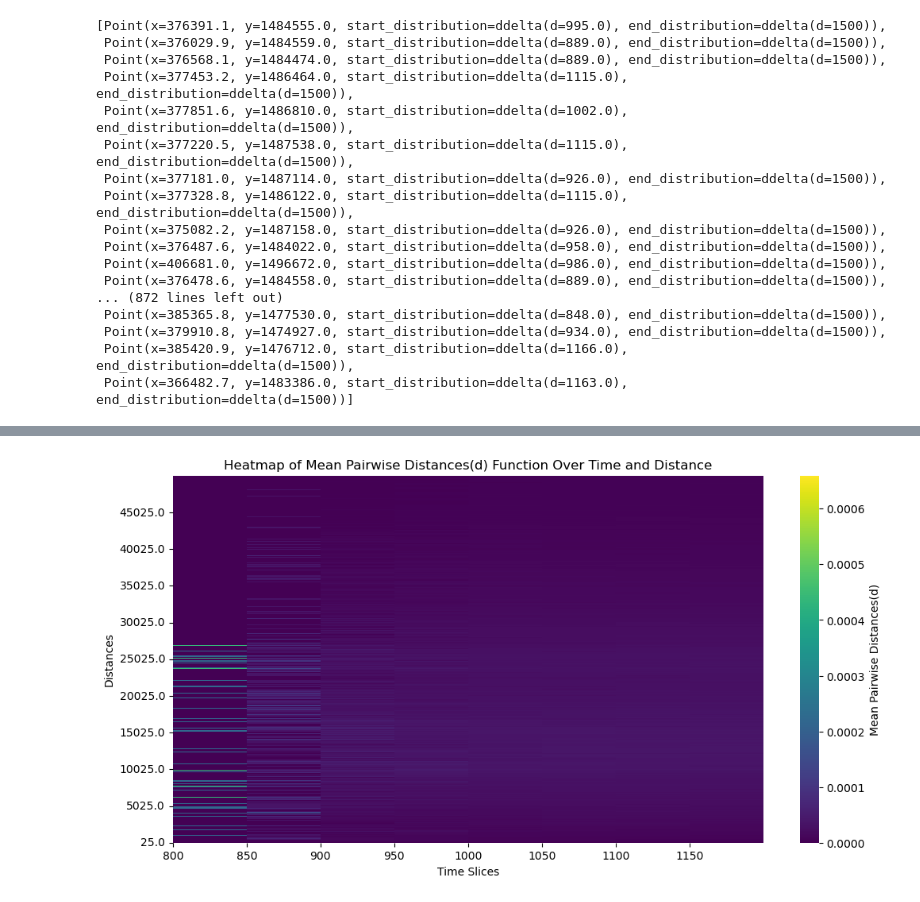
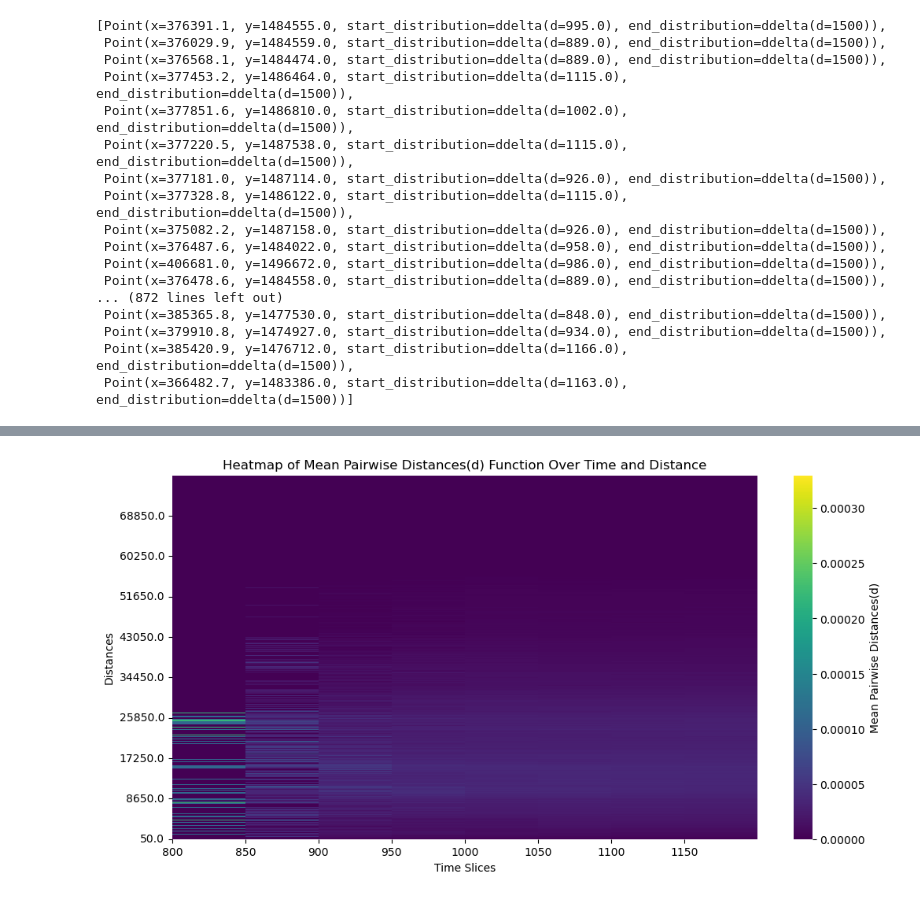
Before and after one commit to wccarleton/angkorclusters, a Jupyter notebook: Src/analysis.ipynb, the cells around one changed output, grey strips where cells are left out. Saved outputs shown, nothing was run; the diff lists cells and outputs as text; code cells hidden in the pictures.

```diff
--- a/Src/analysis.ipynb
+++ b/Src/analysis.ipynb
@@ -79,39 +96,33 @@ ax.set_box_aspect(None, zoom=0.85)
 # %%
-# Define the time slices
-start_time = 800
-end_time = 1200
-time_interval = 50
-time_slices = np.arange(start_time, end_time, time_interval)
-
-# Precompute inclusion probabilities based on age models and time slices
-inclusion_probs = clustering.in_probs(points, time_slices)
-
 # Run the Monte Carlo simulation to get an ensemble of probable
 # lists of points included in each time slice.
 num_iterations = 100
 simulations = clustering.mc_samples(points,
                                     time_slices,
                                     inclusion_probs,
                                     num_iterations=num_iterations)
 
 # Get a bounding box for use later and to extract sensible distance limits
 x_min, y_min, x_max, y_max = get_box(points)
 max_distance = np.ceil(np.sqrt((x_max - x_min)**2 + (y_max - y_min)**2))
 
+# set consistent pairwise bandwidth (binning of distances)
+pair_bw = 100
+
 # Produce pairwise distances to explore clustering structure
 pairwise_density, support = clustering.temporal_pairwise(simulations,
                                                          time_slices,
-                                                         bw=50,
+                                                         bw=pair_bw,
                                                          density=False,
-                                                         max_distance=50000)
+                                                         max_distance=max_distance)
+
+# Visualize clustering with heatmap
+clustering_heatmap(pairwise_density,
+                   support,
+                   time_slices,
+                   result_type='Pairwise Distances')
+# %% [output]
+[figure, added]
-# %%
-# Visualize clustering with heatmap
-clustering_heatmap(pairwise_density,
-                   support,
-                   time_slices,
-                   result_type='Pairwise Distances')
-# %% [output]
-[figure, removed]
 # %%
 # Generate CSR sample
 csr_points = clustering.csr_sample(points, x_min, x_max, y_min, y_max)
```
Also changed, not shown: parts of 13 cells of this notebook, 2 other files.
